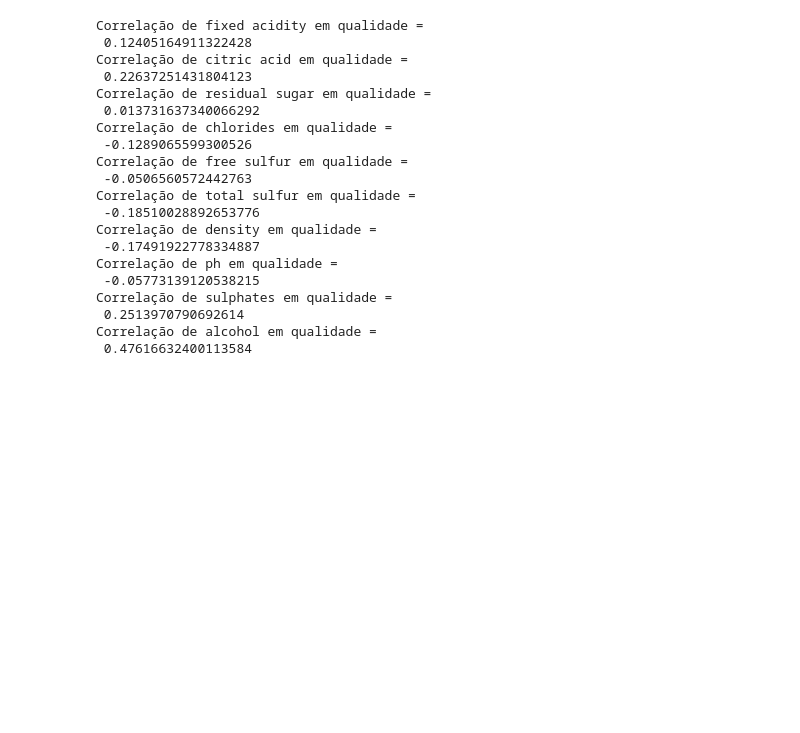
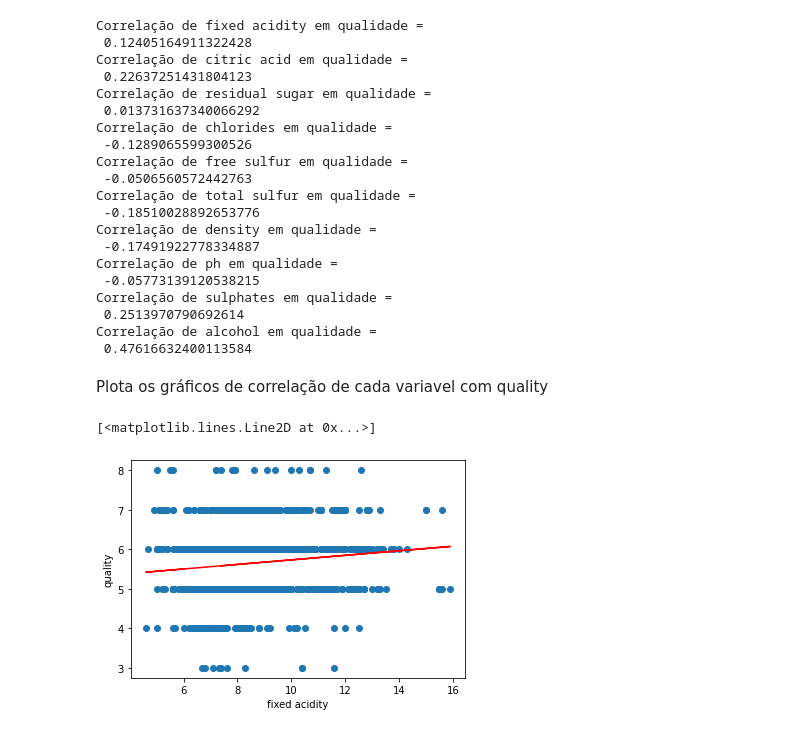
Before and after one commit to viniolvs/ML-Regression, a Jupyter notebook: trab3.ipynb, the cells around one changed output. Saved outputs shown, nothing was run; the diff lists cells and outputs as text; code cells hidden in the pictures; blank space fills up the shorter version.

Commit message:
Correlation graphics

```diff
--- a/trab3.ipynb
+++ b/trab3.ipynb
@@ -99,3 +103,43 @@ Correlação de sulphates em qualidade =
  0.2513970790692614
 Correlação de alcohol em qualidade =
  0.47616632400113584
+# %% [markdown]
+Plota os gráficos de correlação de cada variavel com quality
+# %%
+fixed_acidity = fixed_acidity.reshape(-1,1)
+model_fixed_acidity = LinearRegression().fit(fixed_acidity,quality)
+
+citric_acid = citric_acid.reshape(-1,1)
+model_citric_acid = LinearRegression().fit(citric_acid,quality)
+
+residual_sugar = residual_sugar.reshape(-1,1)
+model_residual_sugar = LinearRegression().fit(residual_sugar,quality)
+
+chlorides = chlorides.reshape(-1,1)
+model_chlorides = LinearRegression().fit(chlorides,quality)
+
+free_sulfur = free_sulfur.reshape(-1,1)
+model_free_sulfur = LinearRegression().fit(free_sulfur,quality)
+
+total_sulfur = total_sulfur.reshape(-1,1)
+model_total_sulfur = LinearRegression().fit(total_sulfur,quality)
+
+density = density.reshape(-1,1)
+model_density = LinearRegression().fit(density,quality)
+
+ph = ph.reshape(-1,1)
+model_ph = LinearRegression().fit(ph,quality)
+
+sulphates = sulphates.reshape(-1,1)
+model_sulphates = LinearRegression().fit(sulphates,quality)
+
+alcohol = alcohol.reshape(-1,1)
+model_alcohol = LinearRegression().fit(alcohol,quality)
+# %%
+plt.scatter(fixed_acidity,quality)
+plt.xlabel("fixed acidity")
+plt.ylabel("quality")
+plt.plot(fixed_acidity,model_fixed_acidity.predict(fixed_acidity),color = 'red')
+# %% [output]
+[<matplotlib.lines.Line2D at 0x...>]
+[figure, added]
```
Also changed, not shown: parts of 11 cells of this notebook.
